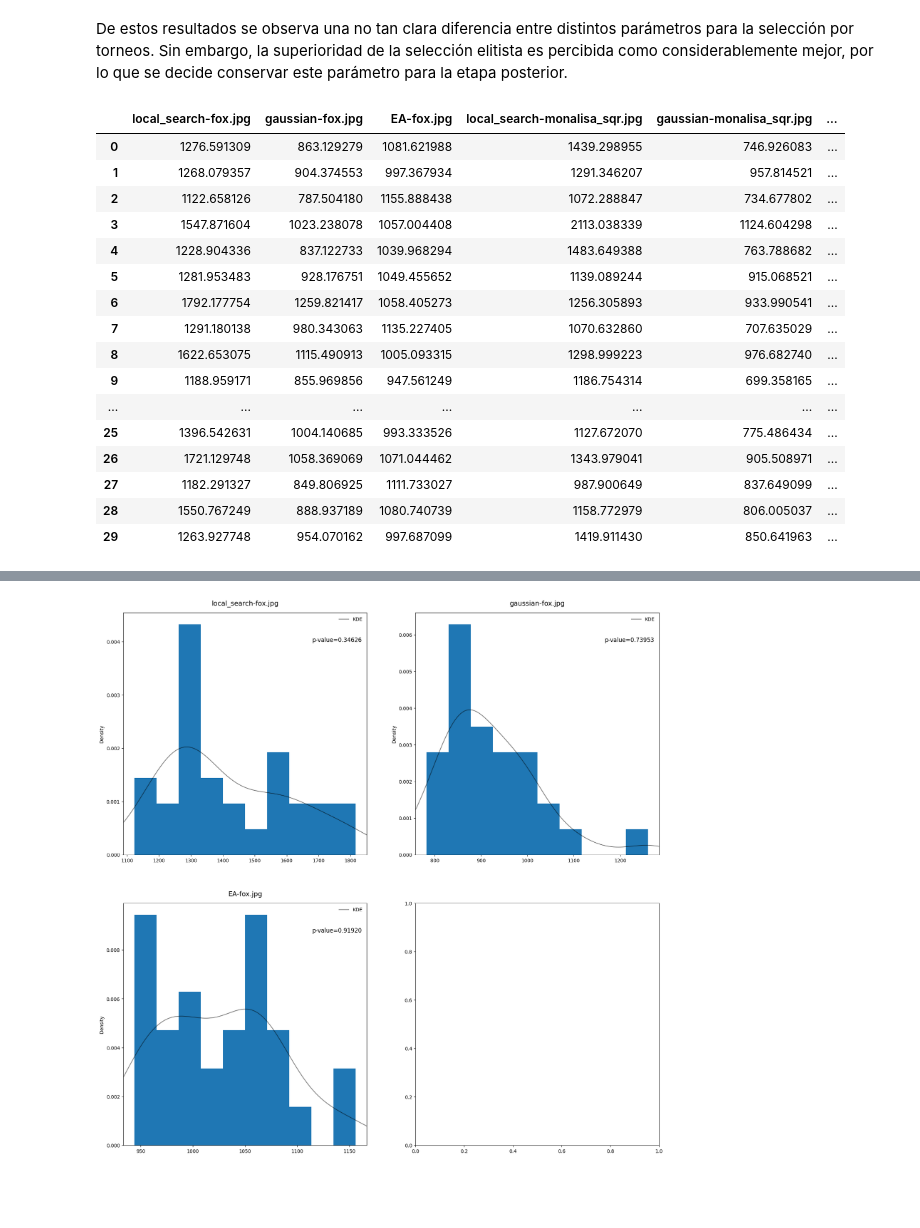
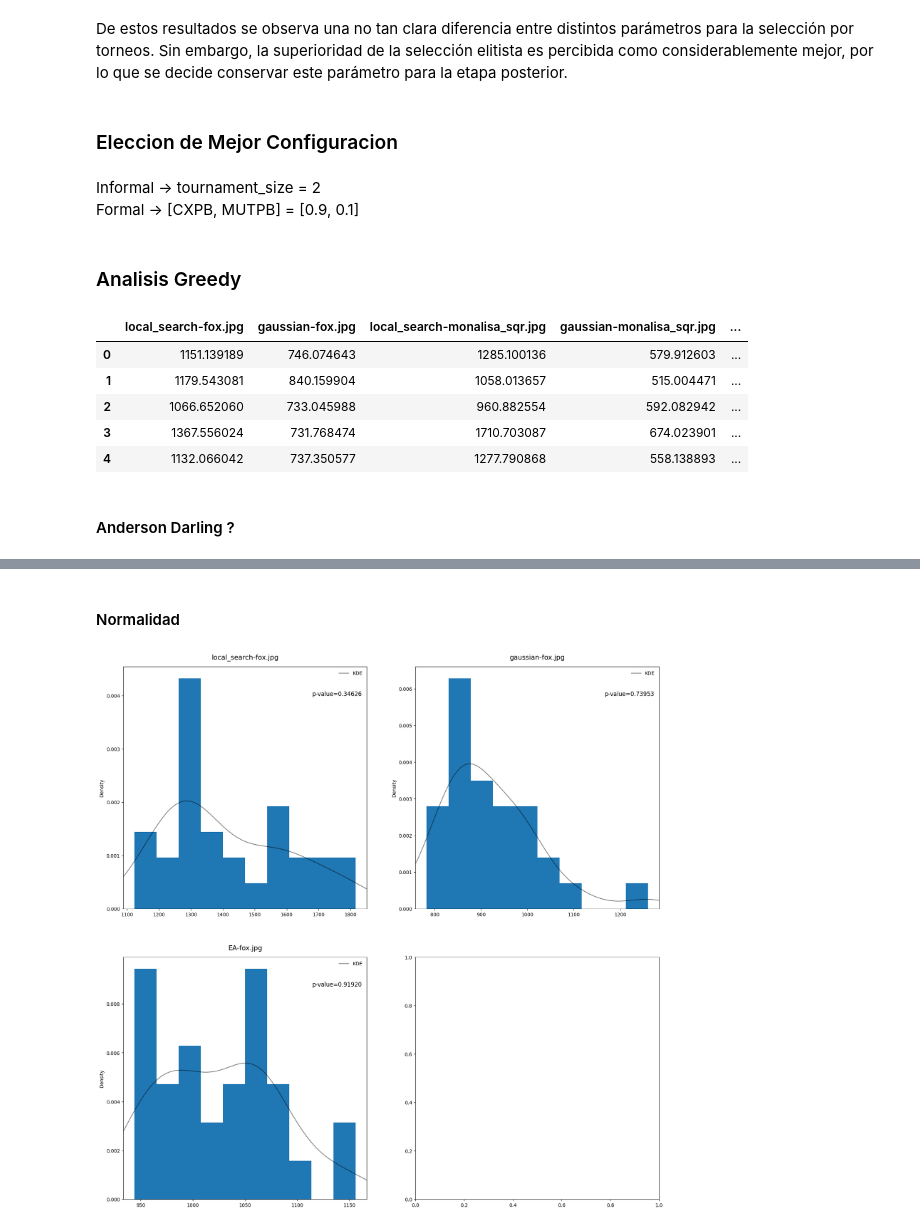
Before and after one commit to guidodinello/polygonal-evolutionary-algorithm, a Jupyter notebook: analysis.ipynb, the cells around one changed output, grey strips where cells are left out. Cells and saved outputs as stored; diff of their text form; code cells hidden in the pictures; blank space fills up the shorter version.

```diff
--- a/analysis.ipynb
+++ b/analysis.ipynb
@@ -259,30 +305,26 @@ posthoc
 # %% [markdown]
 De estos resultados se observa una no tan clara diferencia entre distintos parámetros para la selección por torneos. Sin embargo, la superioridad de la selección elitista es percibida como considerablemente mejor, por lo que se decide conservar este parámetro para la etapa posterior.
+# %% [markdown]
+### Eleccion de Mejor Configuracion
+# %% [markdown]
+Informal -> tournament_size = 2 <br>
+Formal -> [CXPB, MUTPB] = [0.9, 0.1] <br>
+# %% [markdown]
+### Analisis Greedy
 # %%
-#Greedy comparison
-
 greedy = pd.read_csv(f"{BFE}best_fit_per_config_greedy.csv")
-greedy
+greedy.head()
 # %% [output]
-|  | local_search-fox.jpg | gaussian-fox.jpg | EA-fox.jpg | local_search-monalisa_sqr.jpg | gaussian-monalisa_sqr.jpg | ... |
-| 0 | 1276.591309 | 863.129279 | 1081.621988 | 1439.298955 | 746.926083 | ... |
-| 1 | 1268.079357 | 904.374553 | 997.367934 | 1291.346207 | 957.814521 | ... |
-| 2 | 1122.658126 | 787.504180 | 1155.888438 | 1072.288847 | 734.677802 | ... |
-| 3 | 1547.871604 | 1023.238078 | 1057.004408 | 2113.038339 | 1124.604298 | ... |
-| 4 | 1228.904336 | 837.122733 | 1039.968294 | 1483.649388 | 763.788682 | ... |
-| 5 | 1281.953483 | 928.176751 | 1049.455652 | 1139.089244 | 915.068521 | ... |
-| 6 | 1792.177754 | 1259.821417 | 1058.405273 | 1256.305893 | 933.990541 | ... |
-| 7 | 1291.180138 | 980.343063 | 1135.227405 | 1070.632860 | 707.635029 | ... |
-| 8 | 1622.653075 | 1115.490913 | 1005.093315 | 1298.999223 | 976.682740 | ... |
-| 9 | 1188.959171 | 855.969856 | 947.561249 | 1186.754314 | 699.358165 | ... |
-| ... | ... | ... | ... | ... | ... | ... |
-| 25 | 1396.542631 | 1004.140685 | 993.333526 | 1127.672070 | 775.486434 | ... |
-| 26 | 1721.129748 | 1058.369069 | 1071.044462 | 1343.979041 | 905.508971 | ... |
-| 27 | 1182.291327 | 849.806925 | 1111.733027 | 987.900649 | 837.649099 | ... |
-| 28 | 1550.767249 | 888.937189 | 1080.740739 | 1158.772979 | 806.005037 | ... |
-| 29 | 1263.927748 | 954.070162 | 997.687099 | 1419.911430 | 850.641963 | ... |
+|  | local_search-fox.jpg | gaussian-fox.jpg | local_search-monalisa_sqr.jpg | gaussian-monalisa_sqr.jpg | ... |
+| 0 | 1151.139189 | 746.074643 | 1285.100136 | 579.912603 | ... |
+| 1 | 1179.543081 | 840.159904 | 1058.013657 | 515.004471 | ... |
+| 2 | 1066.652060 | 733.045988 | 960.882554 | 592.082942 | ... |
+| 3 | 1367.556024 | 731.768474 | 1710.703087 | 674.023901 | ... |
+| 4 | 1132.066042 | 737.350577 | 1277.790868 | 558.138893 | ... |
 # %%
 instancia1, instancia2, instancia3 = (greedy.iloc[0:30,i*3:i*3+3] for i in range(3))
+# %% [markdown]
+#### Anderson Darling ?
 # %%
 #do anderson darling test
 from scipy.stats import anderson
@@ -309,6 +351,8 @@ gaussian-old_man.jpeg
 AndersonResult(statistic=0.9401691515597506, critical_values=array([0.521, 0.593, 0.712, 0.83 , 0.988]), significance_level=array([15. , 10. ,  5. ,  2.5,  1. ]))
 EA-old_man.jpeg
 AndersonResult(statistic=0.31091261305396856, critical_values=array([0.521, 0.593, 0.712, 0.83 , 0.988]), significance_level=array([15. , 10. ,  5. ,  2.5,  1. ]))
+# %% [markdown]
+#### Normalidad
 # %%
 #Test de normalidad para cada instancia
 print_hist_plots(instancia1, "greedy_instancia1")
```
Also changed, not shown: parts of 39 cells of this notebook.
